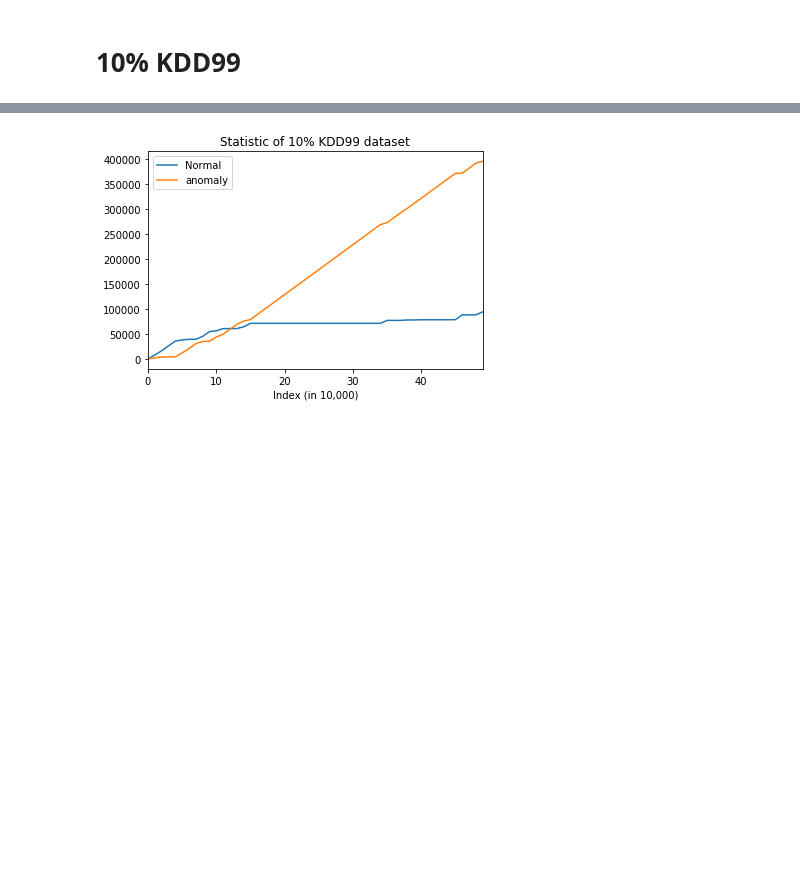
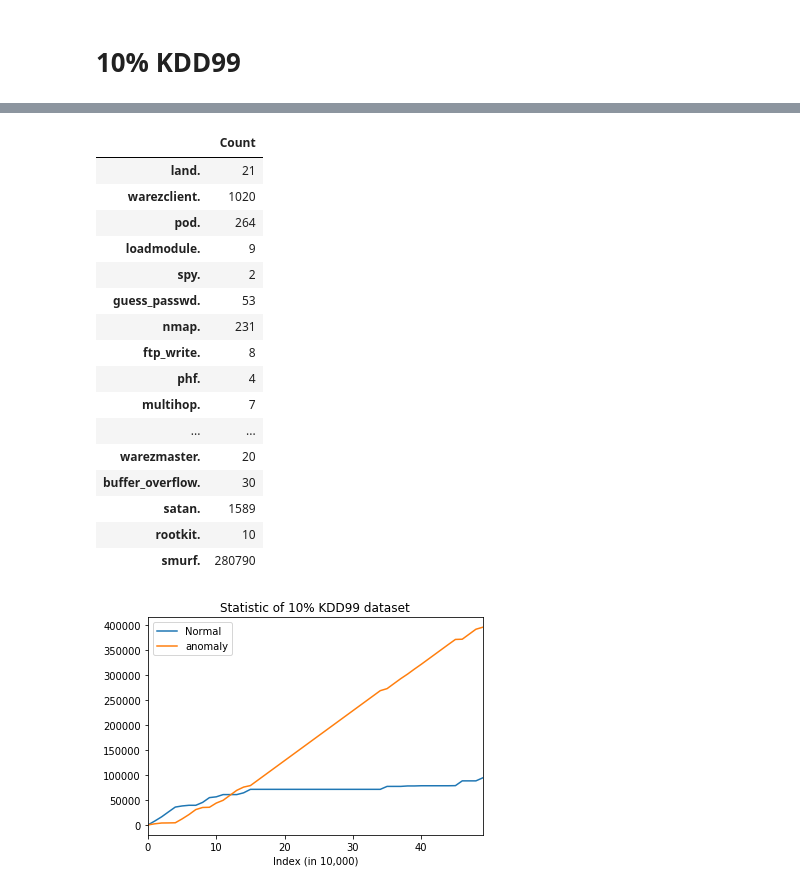
Before and after one commit to binli826/LSTM-Autoencoders, a Jupyter notebook: KDD99 Statistic.ipynb, the cells around one changed output, grey strips where cells are left out. Saved outputs shown, nothing was run; the diff lists cells and outputs as text; code cells hidden in the pictures; blank space fills up the shorter version.

```diff
--- a/KDD99 Statistic.ipynb
+++ b/KDD99 Statistic.ipynb
@@ -45,3 +45,23 @@ Text(0,0.5,'Count')
+# %%
+foo
+# %% [output]
+|  | Count |
+| land. | 21 |
+| warezclient. | 1020 |
+| pod. | 264 |
+| loadmodule. | 9 |
+| spy. | 2 |
+| guess_passwd. | 53 |
+| nmap. | 231 |
+| ftp_write. | 8 |
+| phf. | 4 |
+| multihop. | 7 |
+| ... | ... |
+| warezmaster. | 20 |
+| buffer_overflow. | 30 |
+| satan. | 1589 |
+| rootkit. | 10 |
+| smurf. | 280790 |
 # %%
 import matplotlib.pyplot as plt
 pd.Series(n).plot(label="Normal")
```
Also changed, not shown: parts of 3 cells of this notebook, 5 other files.
